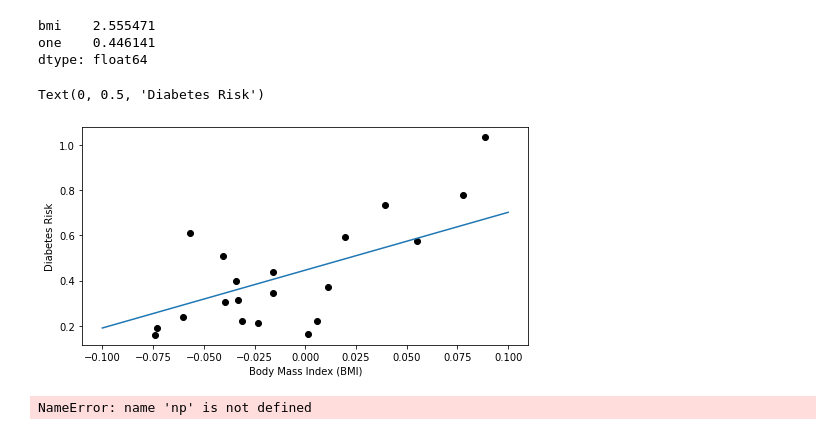
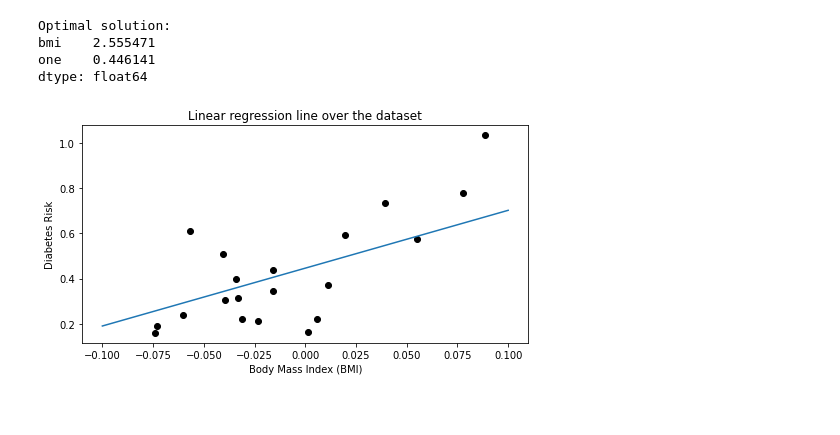
Before and after one commit to vdp0072/diabetes_LinearReg, a Jupyter notebook: LinReg1D-Diabetes.ipynb, the cells around one changed output. Cells and saved outputs as stored; diff of their text form; code cells hidden in the pictures; blank space fills up the shorter version.

```diff
--- a/LinReg1D-Diabetes.ipynb
+++ b/LinReg1D-Diabetes.ipynb
@@ -85,0 +92,19 @@ Iteration 400. MSE: 0.013701
+# %%
+threshold = 1e-3
+step_size = 4e-1
+theta, theta_prev = np.array([2,1]), np.ones(2,)
+opt_pts = [theta]
+opt_grads = []
+mse = []
+iter = 0
+
+while np.linalg.norm(theta - theta_prev) > threshold:
+    mse += [mean_squared_error(theta, X_train, y_train)]
+    if iter % 100 == 0:
+        print('Iteration %d. MSE: %.6f' % (iter, mse[iter]))
+    theta_prev = theta
+    gradient = mse_gradient(theta, X_train, y_train)
+    theta = theta_prev - step_size * gradient
+    opt_pts += [theta]
+    opt_grads += [gradient]
+    iter += 1
@@ -86,21 +126,20 @@ Iteration 400. MSE: 0.013701
 # %%
-opt_pts[-1]
+print("Optimal solution:")
+print(opt_pts[-1])
 # %% [output]
+Optimal solution:
 bmi    2.555471
 one    0.446141
 dtype: float64
 # %%
 x_line = np.stack([np.linspace(-0.1, 0.1, 10), np.ones(10,)])
 y_line = opt_pts[-1].dot(x_line)
 
 plt.scatter(X_train.loc[:,['bmi']], y_train,  color='black')
 plt.plot(x_line[0], y_line)
 plt.xlabel('Body Mass Index (BMI)')
 plt.ylabel('Diabetes Risk')
+plt.title("Linear regression line over the dataset")
+plt.show()
 # %% [output]
-Text(0, 0.5, 'Diabetes Risk')
-[figure, old version]
+[figure, new version]
-# %%
-a= np.ones(5,).reshape(-1,1)
-# %% [output]
-NameError: name 'np' is not defined
```
Also changed, not shown: parts of 9 cells of this notebook.
